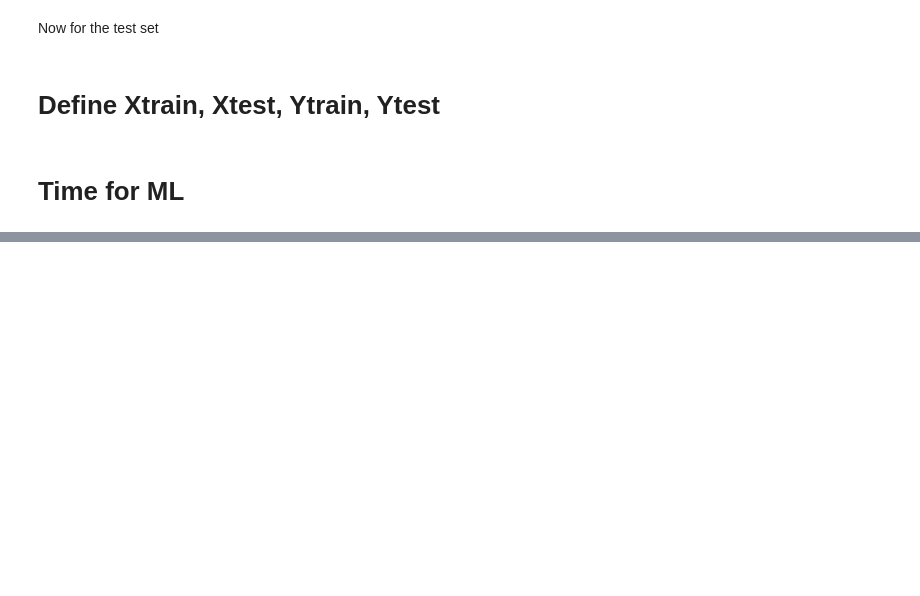
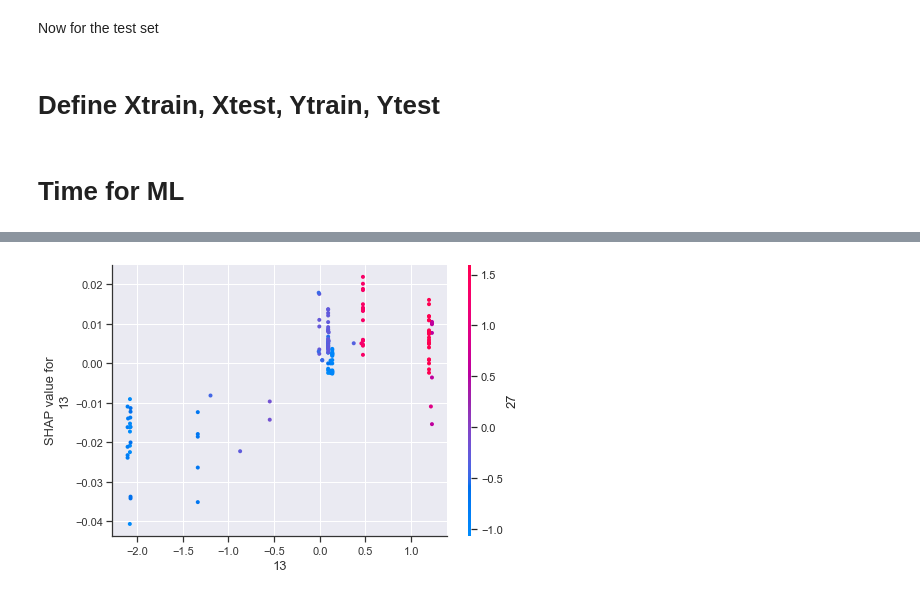
Before and after one commit to duartegroup/PythiaChem, a Jupyter notebook: Classification-DFT.ipynb, the cells around one changed output, grey strips where cells are left out. Saved outputs shown, nothing was run; the diff lists cells and outputs as text; code cells hidden in the pictures; blank space fills up the shorter version.

```diff
--- a/Classification-DFT.ipynb
+++ b/Classification-DFT.ipynb
@@ -891,0 +1056,6 @@ m_index
+# %%
+#dependence plot, the first number (13) is the index of the column to be plotted on the right
+# is the feature that may have an interaction with the chosen feature
+shap.dependence_plot(13,shap_values[1], X_test)
+# %% [output]
+[figure, added]
```
Also changed, not shown: parts of 23 cells of this notebook.
